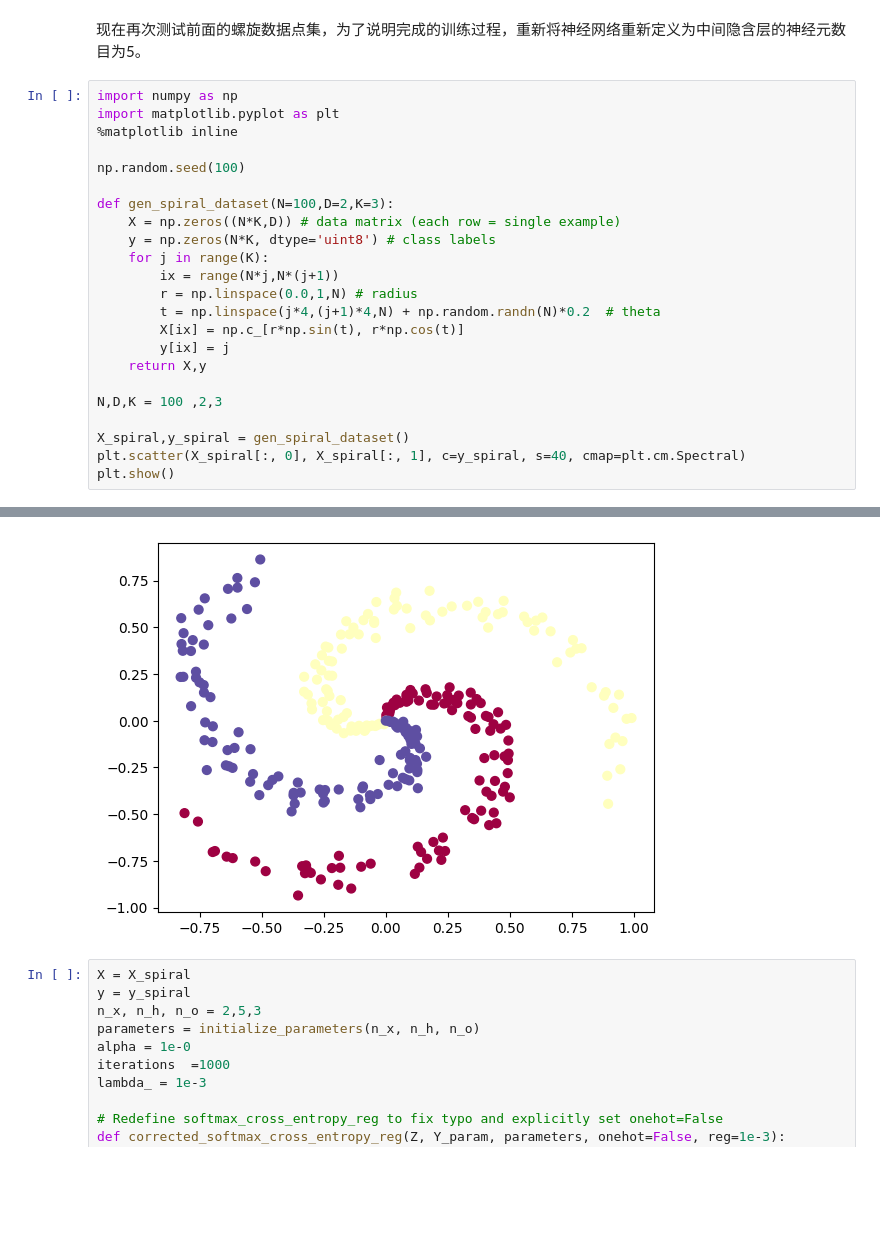
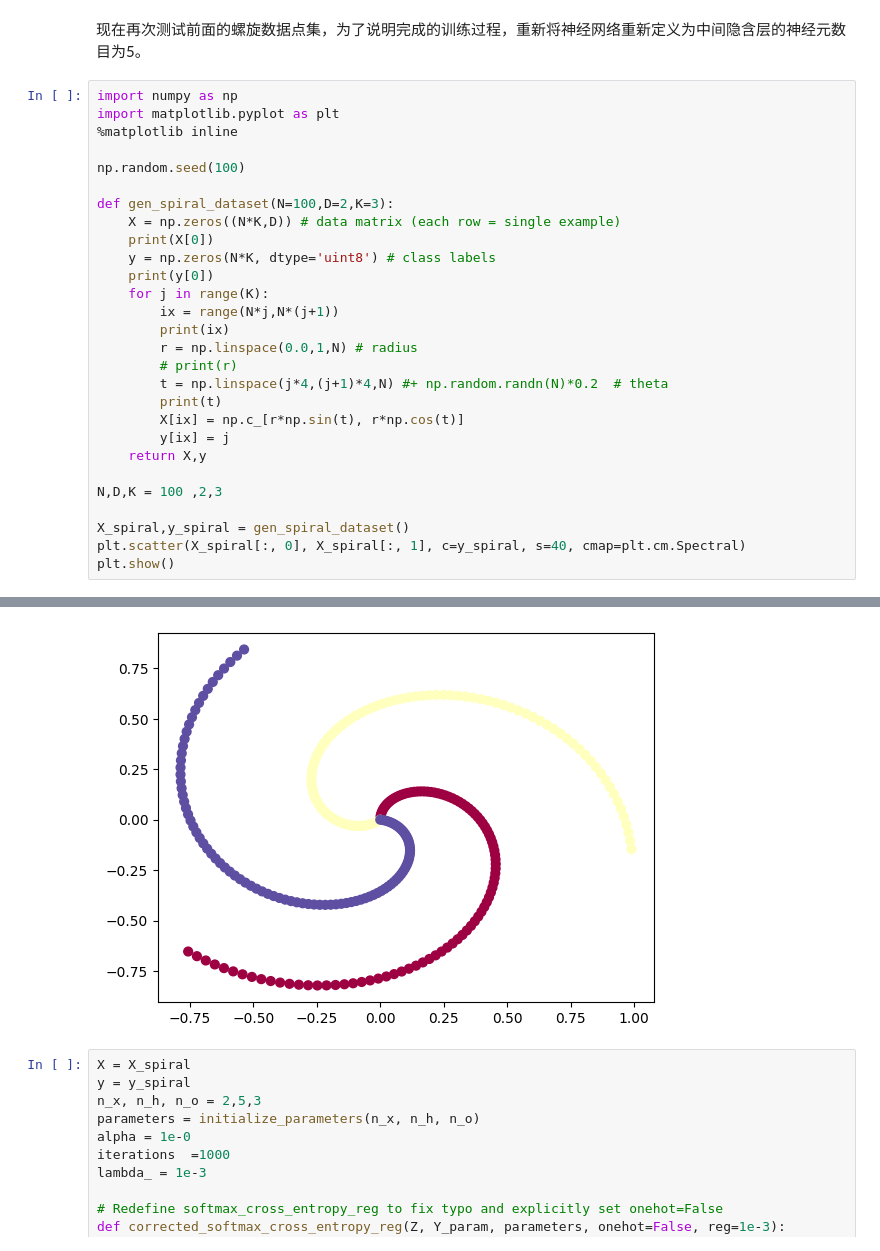
Before and after one commit to billy1125/Anatomy_Deep_Learning, a Jupyter notebook: ch4.ipynb, the cells around one changed output, grey strips where cells are left out. Cells and saved outputs as stored; diff of their text form; blank space fills up the shorter version.

```diff
--- a/ch4.ipynb
+++ b/ch4.ipynb
@@ -515,11 +517,16 @@ np.random.seed(100)
 
 def gen_spiral_dataset(N=100,D=2,K=3):
     X = np.zeros((N*K,D)) # data matrix (each row = single example)
+    print(X[0])
     y = np.zeros(N*K, dtype='uint8') # class labels
+    print(y[0])
     for j in range(K):
         ix = range(N*j,N*(j+1))
+        print(ix)
         r = np.linspace(0.0,1,N) # radius
-        t = np.linspace(j*4,(j+1)*4,N) + np.random.randn(N)*0.2  # theta
+        # print(r)
+        t = np.linspace(j*4,(j+1)*4,N) #+ np.random.randn(N)*0.2  # theta
+        print(t)
         X[ix] = np.c_[r*np.sin(t), r*np.cos(t)]
         y[ix] = j
     return X,y
@@ -533,4 +557,4 @@ plt.show()
-[figure, old version]
+[figure, new version]
 # %%
 X = X_spiral
 y = y_spiral
```
Also changed, not shown: parts of 3 cells of this notebook, 1 other file.
